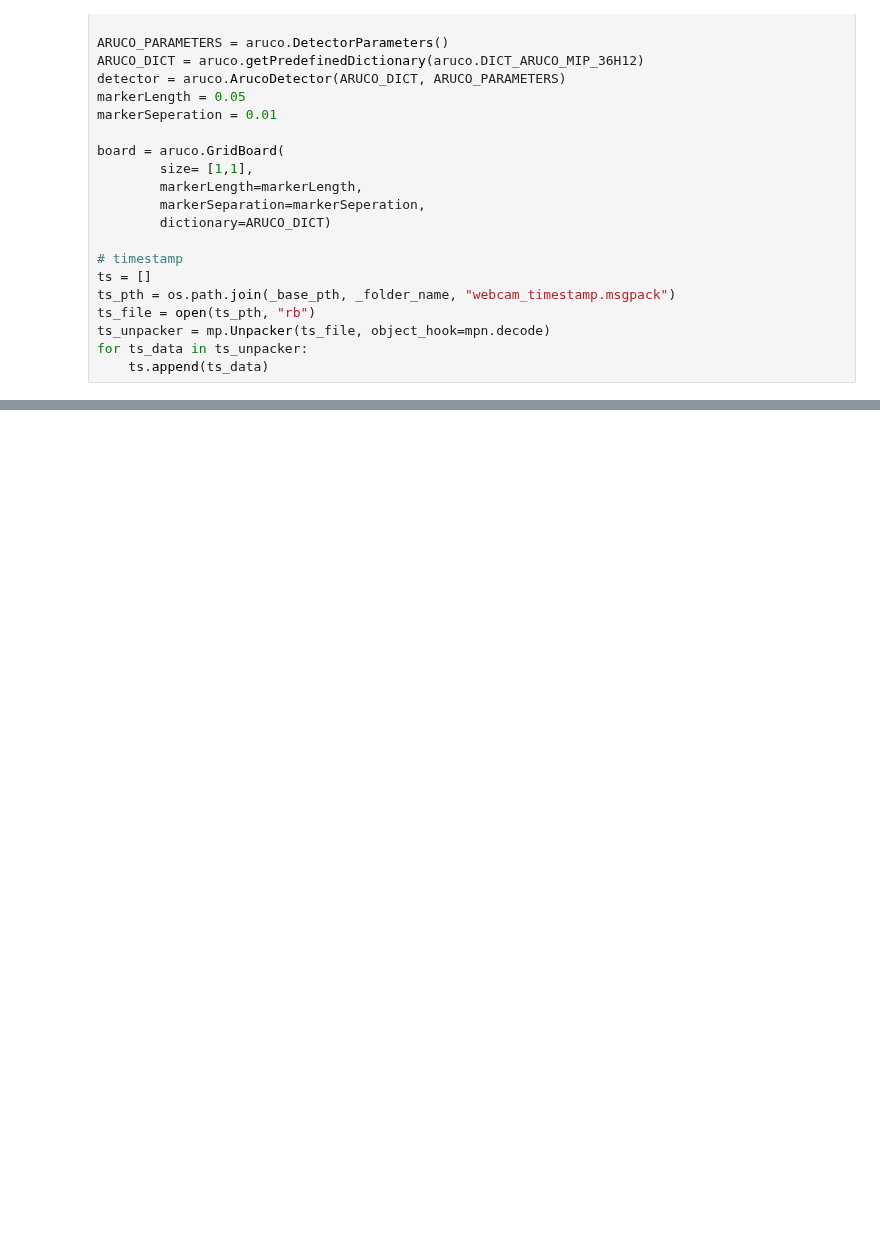
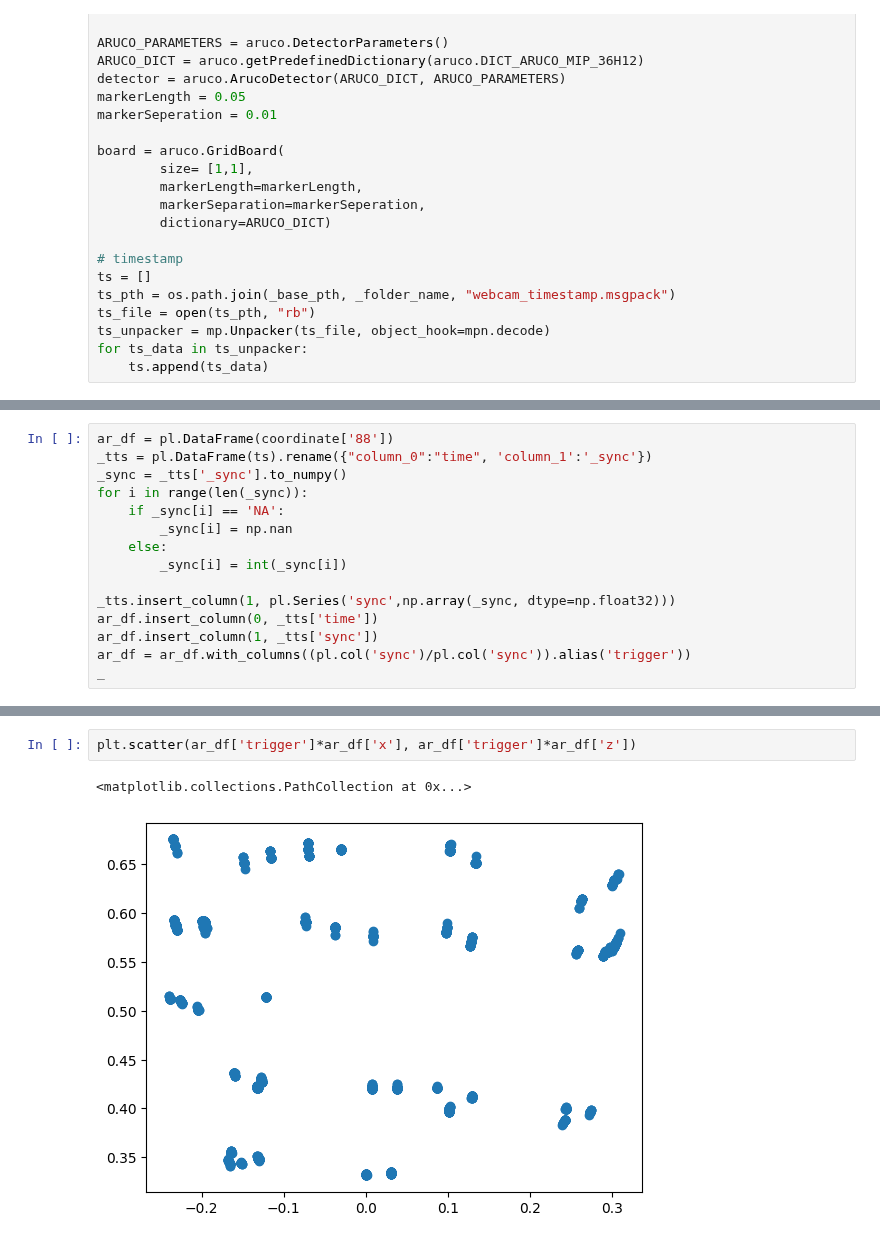
Before and after one commit to SujithChristopher/armbo, a Jupyter notebook: speed_bins/angle_analysis.ipynb, the cells around one changed output, grey strips where cells are left out. Saved outputs shown, nothing was run; the diff lists cells and outputs as text; blank space fills up the shorter version.

```diff
--- a/speed_bins/angle_analysis.ipynb
+++ b/speed_bins/angle_analysis.ipynb
@@ -122,0 +205,15 @@ for ts_data in ts_unpacker:
+# %%
+ar_df = pl.DataFrame(coordinate['88'])
+_tts = pl.DataFrame(ts).rename({"column_0":"time", 'column_1':'_sync'})
+_sync = _tts['_sync'].to_numpy()
+for i in range(len(_sync)):
+    if _sync[i] == 'NA':
+        _sync[i] = np.nan
+    else:
+        _sync[i] = int(_sync[i])
+
+_tts.insert_column(1, pl.Series('sync',np.array(_sync, dtype=np.float32)))
+ar_df.insert_column(0, _tts['time'])
+ar_df.insert_column(1, _tts['sync'])
+ar_df = ar_df.with_columns((pl.col('sync')/pl.col('sync')).alias('trigger'))
+_
@@ -122,0 +232,5 @@ for ts_data in ts_unpacker:
+# %%
+plt.scatter(ar_df['trigger']*ar_df['x'], ar_df['trigger']*ar_df['z'])
+# %% [output]
+<matplotlib.collections.PathCollection at 0x...>
+[figure, added]
```
Also changed, not shown: parts of 12 cells of this notebook, 1 other file.
